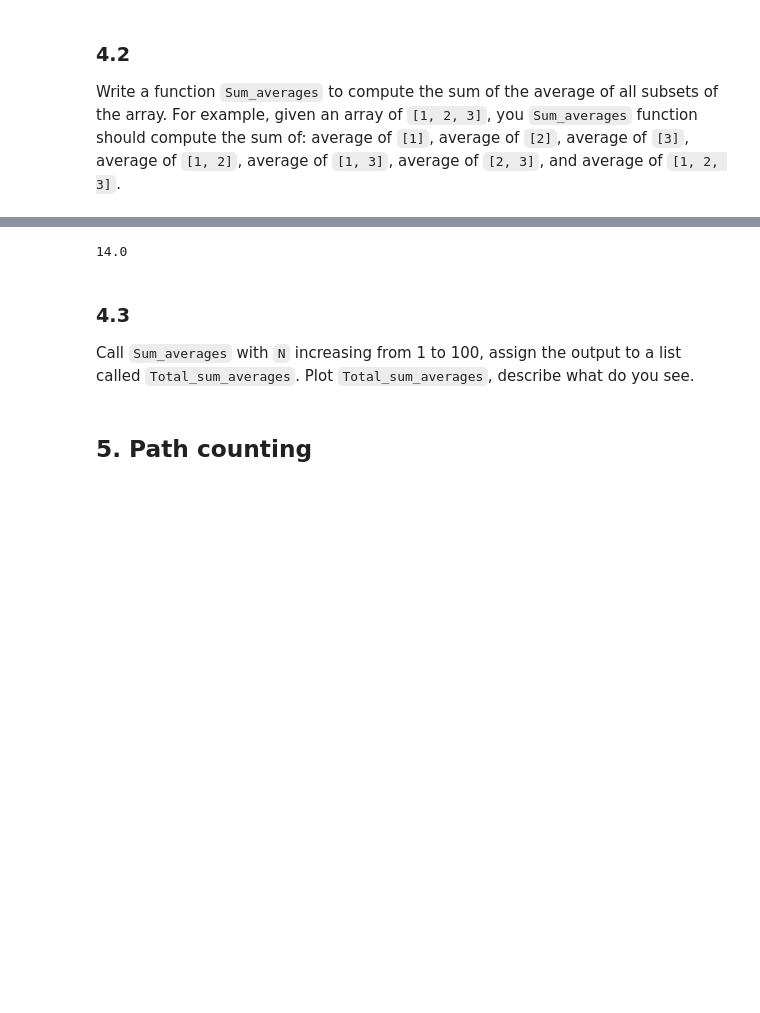
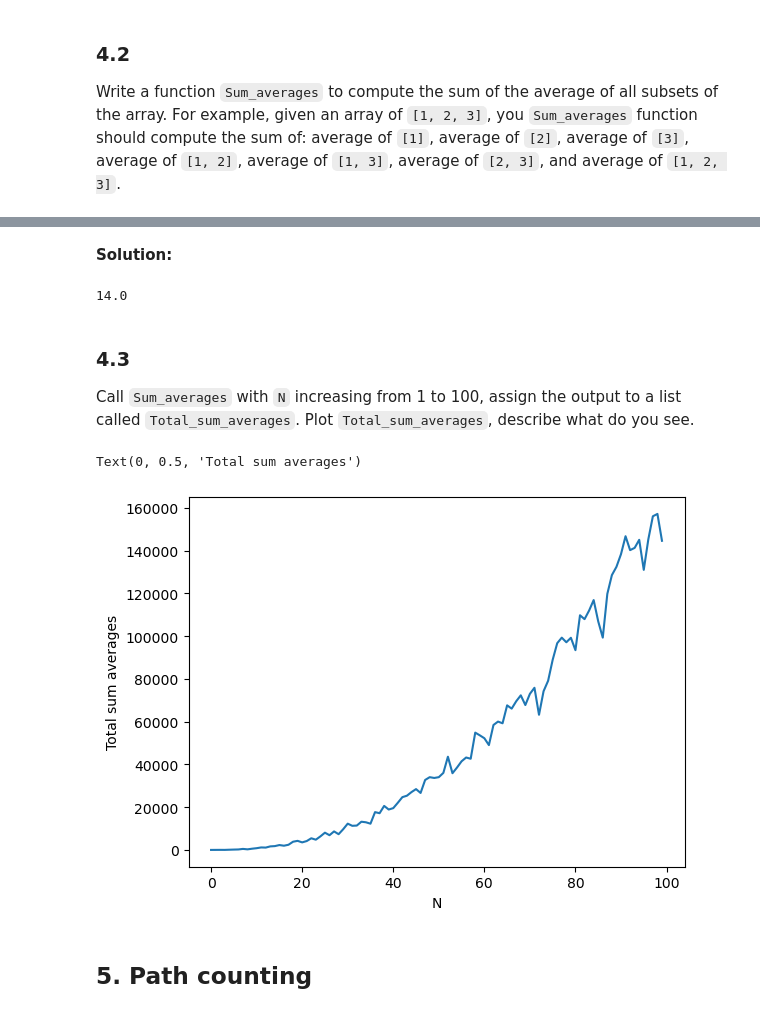
Before and after one commit to ReynoZ/ESE5023_Assignments_12232259, a Jupyter notebook: PS1.ipynb, the cells around one changed output, grey strips where cells are left out. Drawn from its saved outputs; the diff is of its cells as text; code cells hidden in the pictures; blank space fills up the shorter version.

```diff
--- a/PS1.ipynb
+++ b/PS1.ipynb
@@ -248,3 +246,5 @@ $$
+# %% [markdown]
+**Solution:**
 # %%
 # First define a function to calculate each averages
 # It has three arguments
@@ -263,27 +263,39 @@ def Averages(i,sum_arr,length):
         return ave
     ave = (Averages(i-1,sum_arr,length)*(i-1)-sum_arr)/i
     return ave
-# %%
-# This is the main function.
-# It uses a for loop to sum all the averages
-
-def Sum_averages(arr):
-    length = len(arr)
-    ave = 0
-    for i in range(1,length+1):
-        ave += Averages(i,sum(arr),length)
-    return ave
-
-# A simple test
-arr = [1,2,3]
-Sum_averages(arr)
-# %% [output]
-14.0
+# %%
+# This is the main function.
+# It uses a for loop to sum all the averages
+
+def Sum_averages(arr):
+    length = len(arr)
+    ave = 0
+    for i in range(1,length+1):
+        ave += Averages(i,sum(arr),length)
+    return ave
+
+# A simple test
+arr = [1,2,3]
+Sum_averages(arr)
+# %% [output]
+14.0
 # %% [markdown]
 ### 4.3
 Call `Sum_averages` with `N` increasing from 1 to 100, assign the output to a list called `Total_sum_averages`. Plot `Total_sum_averages`, describe what do you see.
 # %%
-Random_integer(N)
+%matplotlib inline
+
+import matplotlib.pyplot as plt
+Total_sum_averages = []
+for N in range(1,101):
+    Total_sum_averages.append(Sum_averages(Random_integer(N)))
+
+plt.plot(Total_sum_averages)
+plt.xlabel('N')
+plt.ylabel('Total sum averages')
+# %% [output]
+Text(0, 0.5, 'Total sum averages')
+[figure, added]
 # %% [markdown]
 ## 5. Path counting
 # %% [markdown]
```
Also changed, not shown: parts of 23 cells of this notebook.
